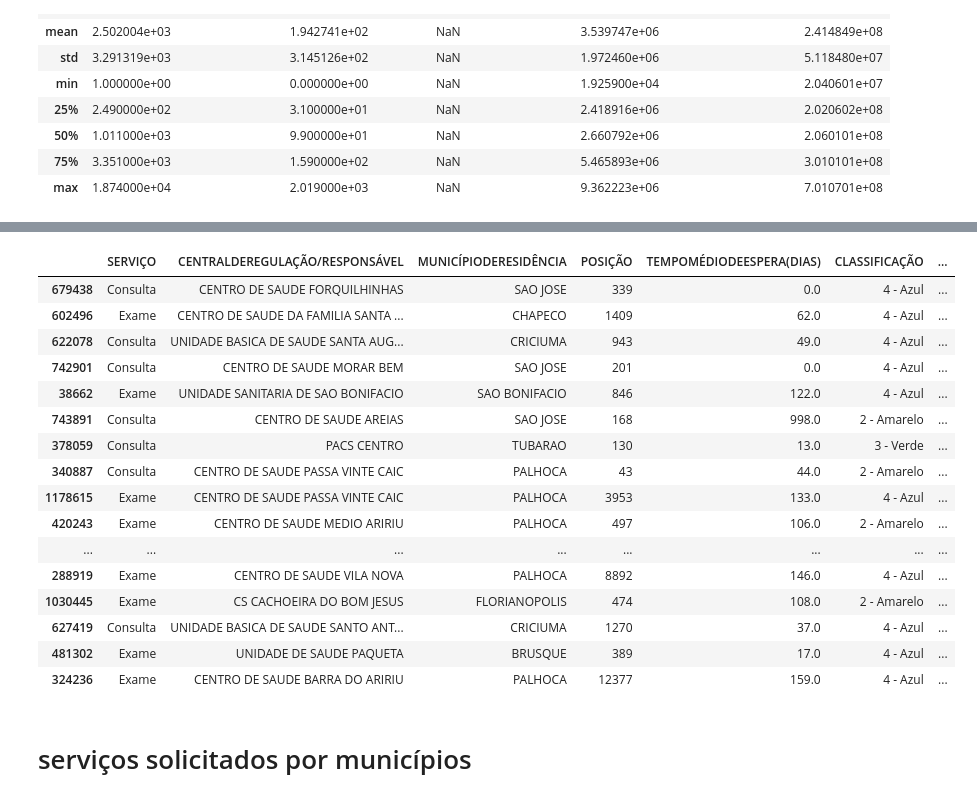
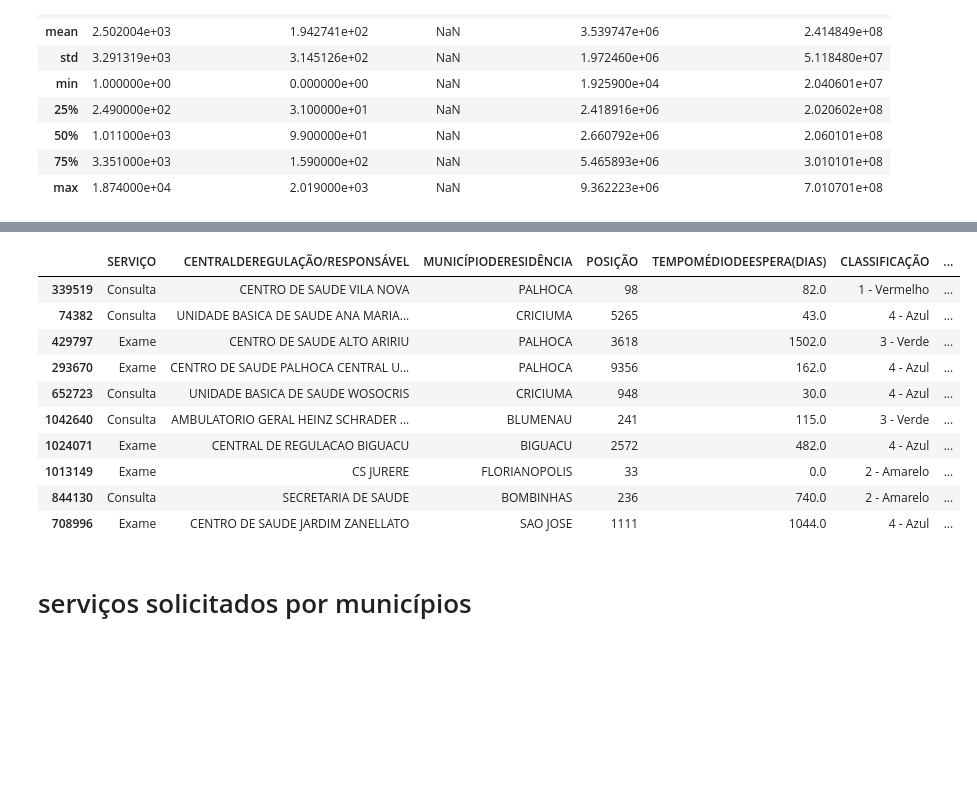
Before and after one commit to llautert/hacking-health-sc-2017, a Jupyter notebook: Análise exploratória da fila.ipynb, the cells around one changed output, grey strips where cells are left out. Drawn from its saved outputs; the diff is of its cells as text; code cells hidden in the pictures; blank space fills up the shorter version.

```diff
--- a/Análise exploratória da fila.ipynb
+++ b/Análise exploratória da fila.ipynb
@@ -63,25 +63,19 @@ df.rename(columns={'MUNICÍPIO DE RESIDÊNCIA': 'MUNICÍPIODERESIDÊNCIA',
                    'CNES DA UNIDADE SOLICITANTE': 'CNESDAUNIDADESOLICITANTE'
                   }, inplace=True)
 # %%
-df.sample(20)
+df.sample(10)
 # %% [output]
 |  | SERVIÇO | CENTRALDEREGULAÇÃO/RESPONSÁVEL | MUNICÍPIODERESIDÊNCIA | POSIÇÃO | TEMPOMÉDIODEESPERA(DIAS) | CLASSIFICAÇÃO | ... |
-| 679438 | Consulta | CENTRO DE SAUDE FORQUILHINHAS | SAO JOSE | 339 | 0.0 | 4 - Azul | ... |
-| 602496 | Exame | CENTRO DE SAUDE DA FAMILIA SANTA ... | CHAPECO | 1409 | 62.0 | 4 - Azul | ... |
-| 622078 | Consulta | UNIDADE BASICA DE SAUDE SANTA AUG... | CRICIUMA | 943 | 49.0 | 4 - Azul | ... |
-| 742901 | Consulta | CENTRO DE SAUDE MORAR BEM | SAO JOSE | 201 | 0.0 | 4 - Azul | ... |
-| 38662 | Exame | UNIDADE SANITARIA DE SAO BONIFACIO | SAO BONIFACIO | 846 | 122.0 | 4 - Azul | ... |
-| 743891 | Consulta | CENTRO DE SAUDE AREIAS | SAO JOSE | 168 | 998.0 | 2 - Amarelo | ... |
-| 378059 | Consulta | PACS CENTRO | TUBARAO | 130 | 13.0 | 3 - Verde | ... |
-| 340887 | Consulta | CENTRO DE SAUDE PASSA VINTE CAIC | PALHOCA | 43 | 44.0 | 2 - Amarelo | ... |
-| 1178615 | Exame | CENTRO DE SAUDE PASSA VINTE CAIC | PALHOCA | 3953 | 133.0 | 4 - Azul | ... |
-| 420243 | Exame | CENTRO DE SAUDE MEDIO ARIRIU | PALHOCA | 497 | 106.0 | 2 - Amarelo | ... |
-| ... | ... | ... | ... | ... | ... | ... | ... |
-| 288919 | Exame | CENTRO DE SAUDE VILA NOVA | PALHOCA | 8892 | 146.0 | 4 - Azul | ... |
-| 1030445 | Exame | CS CACHOEIRA DO BOM JESUS | FLORIANOPOLIS | 474 | 108.0 | 2 - Amarelo | ... |
-| 627419 | Consulta | UNIDADE BASICA DE SAUDE SANTO ANT... | CRICIUMA | 1270 | 37.0 | 4 - Azul | ... |
-| 481302 | Exame | UNIDADE DE SAUDE PAQUETA | BRUSQUE | 389 | 17.0 | 4 - Azul | ... |
-| 324236 | Exame | CENTRO DE SAUDE BARRA DO ARIRIU | PALHOCA | 12377 | 159.0 | 4 - Azul | ... |
+| 339519 | Consulta | CENTRO DE SAUDE VILA NOVA | PALHOCA | 98 | 82.0 | 1 - Vermelho | ... |
+| 74382 | Consulta | UNIDADE BASICA DE SAUDE ANA MARIA... | CRICIUMA | 5265 | 43.0 | 4 - Azul | ... |
+| 429797 | Exame | CENTRO DE SAUDE ALTO ARIRIU | PALHOCA | 3618 | 1502.0 | 3 - Verde | ... |
+| 293670 | Exame | CENTRO DE SAUDE PALHOCA CENTRAL U... | PALHOCA | 9356 | 162.0 | 4 - Azul | ... |
+| 652723 | Consulta | UNIDADE BASICA DE SAUDE WOSOCRIS | CRICIUMA | 948 | 30.0 | 4 - Azul | ... |
+| 1042640 | Consulta | AMBULATORIO GERAL HEINZ SCHRADER ... | BLUMENAU | 241 | 115.0 | 3 - Verde | ... |
+| 1024071 | Exame | CENTRAL DE REGULACAO BIGUACU | BIGUACU | 2572 | 482.0 | 4 - Azul | ... |
+| 1013149 | Exame | CS JURERE | FLORIANOPOLIS | 33 | 0.0 | 2 - Amarelo | ... |
+| 844130 | Consulta | SECRETARIA DE SAUDE | BOMBINHAS | 236 | 740.0 | 2 - Amarelo | ... |
+| 708996 | Exame | CENTRO DE SAUDE JARDIM ZANELLATO | SAO JOSE | 1111 | 1044.0 | 4 - Azul | ... |
 # %% [markdown]
 # serviços solicitados por municípios
 # %%
```
Also changed, not shown: parts of 27 cells of this notebook.
